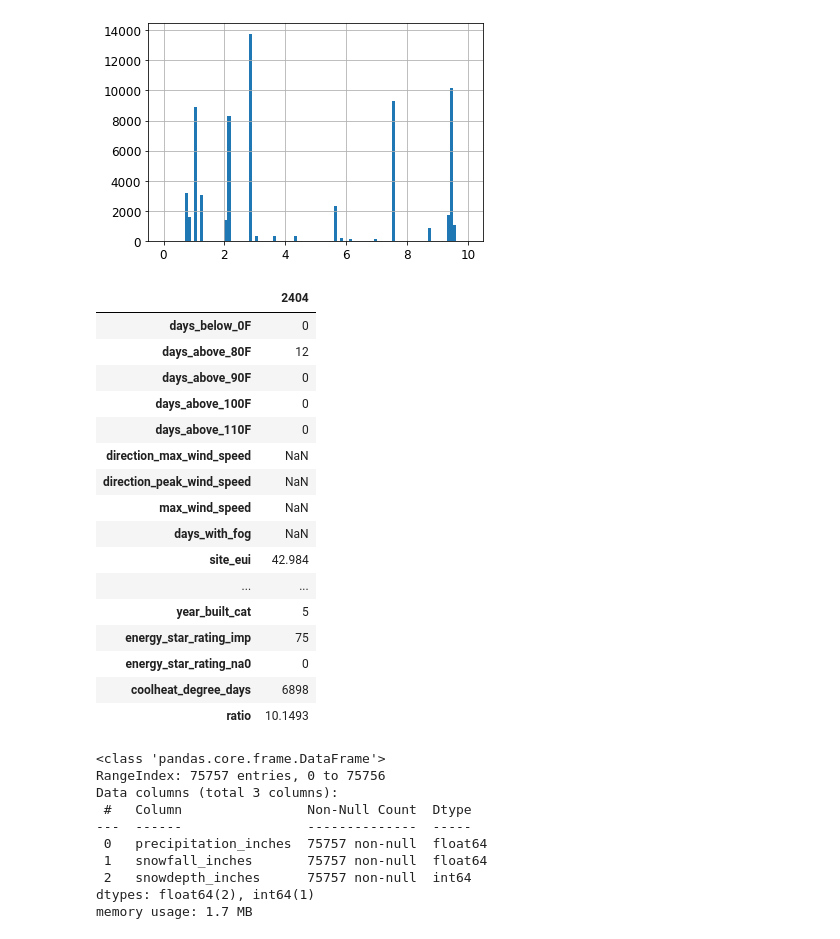
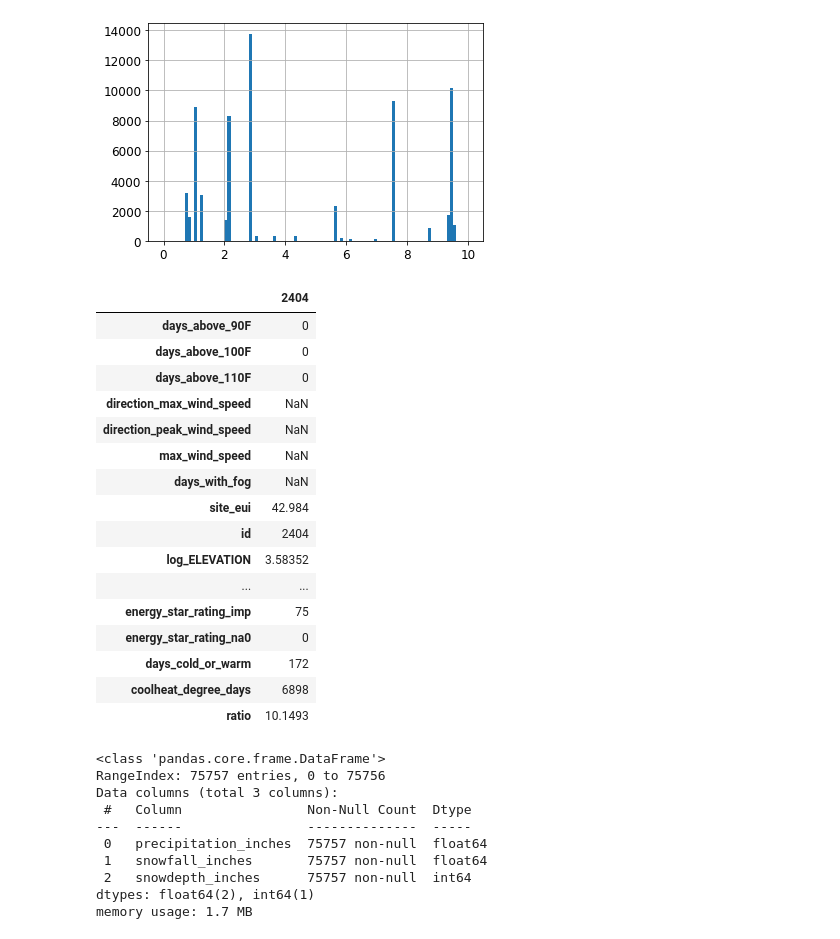
Before and after one commit to mgratti/WiDS2022, a Jupyter notebook: wids_dataexploration.ipynb, the cells around one changed output. Drawn from its saved outputs; the diff is of its cells as text; code cells hidden in the pictures.

```diff
--- a/wids_dataexploration.ipynb
+++ b/wids_dataexploration.ipynb
@@ -964,4 +949,4 @@ codes_super, uniques_super = df_exp['facility_type_super'].factorize()
 # %%
-df_exp.loc[:,'facility_type'] = codes
-df_exp.loc[:,'facility_type_super'] = codes_super
+df.loc[:,'facility_type'] = codes
+df.loc[:,'facility_type_super'] = codes_super
 # %%
@@ -1247,5 +1212,5 @@ days_cats
  'days_above_100F',
  'days_above_110F']
 # %%
-df_exp['days_cold_or_warm'] = df_exp['days_below_30F'] + df_exp['days_above_80F']
+df['days_cold_or_warm'] = df['days_below_30F'] + df['days_above_80F']
 # %%
@@ -1311,5 +1276,5 @@ df_exp['heating_degree_days'].hist(bins=100,range=(0,8000))
 <matplotlib.axes._subplots.AxesSubplot at 0x...>
 [figure]
 # %%
-df_exp['coolheat_degree_days'] = df_exp['heating_degree_days'] + df_exp['cooling_degree_days']
+df['coolheat_degree_days'] = df['heating_degree_days'] + df['cooling_degree_days']
 # %%
@@ -1348,18 +1313,16 @@ df_exp.loc[:,prec_cats].describe()
 | 75% | 46.320000 | 49.100000 | 377.000000 |
 | max | 107.690000 | 127.300000 | 1292.000000 |
 # %%
-df_exp['ratio'] = df_exp['snowdepth_inches'].div(df_exp['snowfall_inches'])
-#df_exp['ratio'].isinf()
-df_exp['ratio'].hist(bins=100, range=(0,10))
+df['ratio'] = df['snowdepth_inches'].div(df['snowfall_inches'])
+#df['ratio'].isinf()
+df['ratio'].hist(bins=100, range=(0,10))
 # %% [output]
 <matplotlib.axes._subplots.AxesSubplot at 0x...>
 [figure]
 # %%
-df_exp.loc[df_exp['snowdepth_inches']==1292].T.tail(20)
+df.loc[df['snowdepth_inches']==1292].T.tail(20)
 # %% [output]
 |  | 2404 |
-| days_below_0F | 0 |
-| days_above_80F | 12 |
 | days_above_90F | 0 |
 | days_above_100F | 0 |
 | days_above_110F | 0 |
@@ -1368,10 +1331,12 @@ df_exp.loc[df_exp['snowdepth_inches']==1292].T.tail(20)
 | max_wind_speed | NaN |
 | days_with_fog | NaN |
 | site_eui | 42.984 |
+| id | 2404 |
+| log_ELEVATION | 3.58352 |
 | ... | ... |
-| year_built_cat | 5 |
 | energy_star_rating_imp | 75 |
 | energy_star_rating_na0 | 0 |
+| days_cold_or_warm | 172 |
 | coolheat_degree_days | 6898 |
 | ratio | 10.1493 |
 # %%
```
Also changed, not shown: parts of 127 cells of this notebook, 3 other files.
